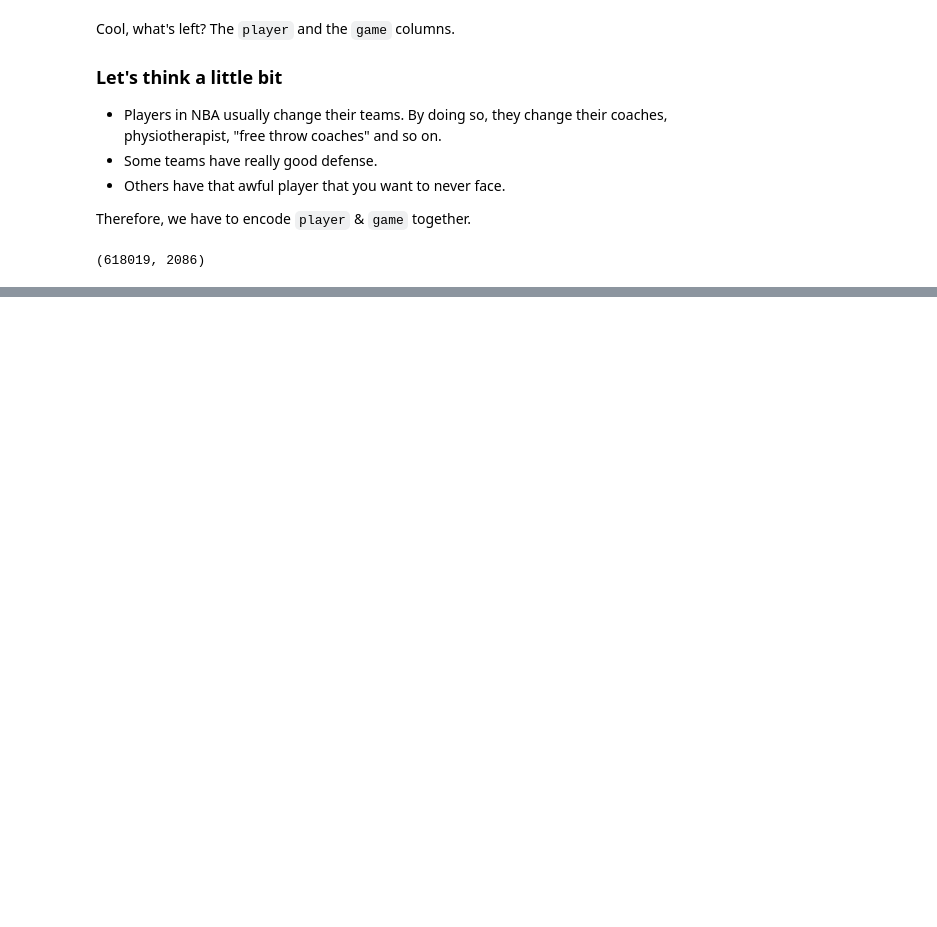
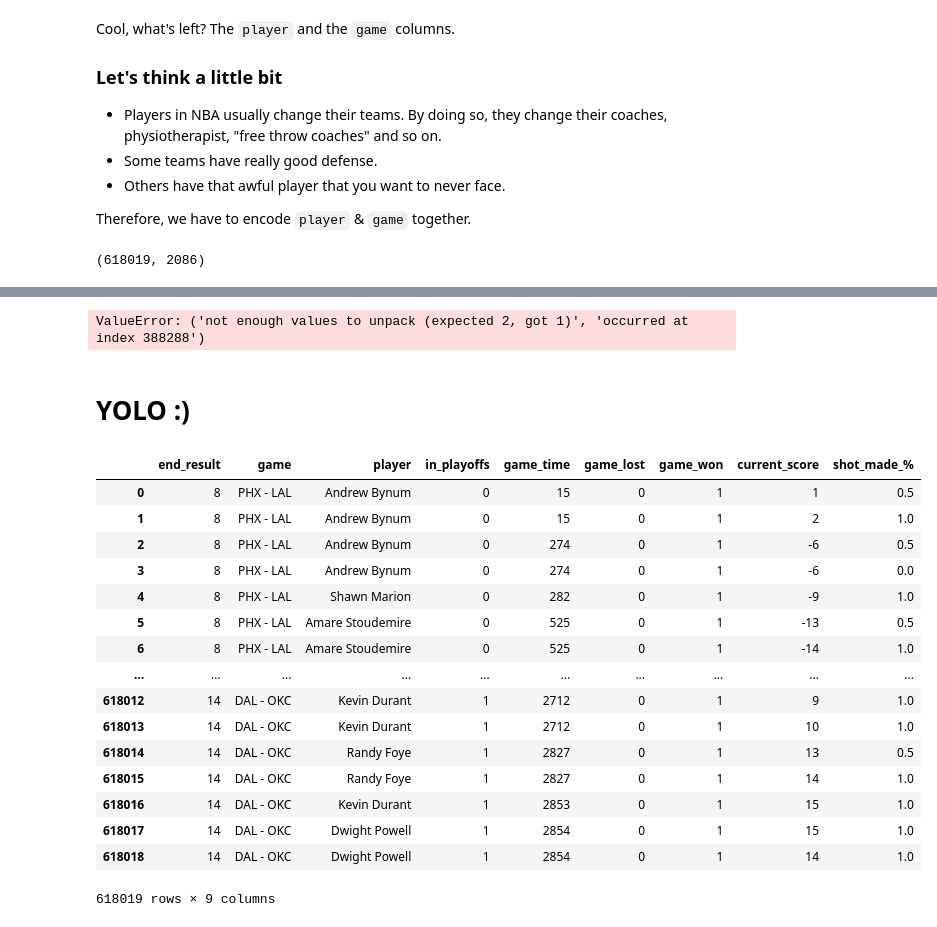
Before and after one commit to martin056/FMI-ML, a Jupyter notebook: free_throws/free_throws.ipynb, the cells around one changed output, grey strips where cells are left out. Saved outputs shown, nothing was run; the diff lists cells and outputs as text; code cells hidden in the pictures; blank space fills up the shorter version.

```diff
--- a/free_throws/free_throws.ipynb
+++ b/free_throws/free_throws.ipynb
@@ -378,0 +414,78 @@ Perfect....
+# %%
+import re
+
+def split_play(play):
+    action = re.search('(misses|makes)', play)
+    action = action.group(1)
+
+    numbers = re.findall('\d+', play)
+
+    if len(numbers) == 0:
+        return action == "makes" and 1.0 or 0.0
+
+    x, y = tuple(numbers)
+
+    x = int(x)
+    y = int(y)
+
+    if action == 'makes':
+        return float(x / y)
+
+    if action == 'misses':
+        return float((y - x) / x)
+
+drop_season_data['shot_made_%'] = original_data.apply(lambda r: split_play(r['play']), axis=1)
+drop_season_data
+# %% [output]
+ValueError: ('not enough values to unpack (expected 2, got 1)', 'occurred at index 388288')
+# %% [markdown]
+# YOLO :)
+# %%
+import re
+
+def split_play(play):
+    action = re.search('(misses|makes)', play)
+    action = action.group(1)
+
+    numbers = re.findall('\d+', play)
+
+    if len(numbers) == 0:
+        return action == "makes" and 1.00 or 0.00
+
+    if len(numbers) == 1:
+        return 0.00
+
+    x, y = tuple(numbers)
+
+    x = float(x)
+    y = float(y)
+
+    if action == 'makes':
+        return round((x / y), 2)
+
+    if action == 'misses':
+        return round(((y - x) / x), 2)
+
+fix_shot_made_data = drop_season_data.copy()
+
+fix_shot_made_data['shot_made_%'] = original_data.apply(lambda r: split_play(r['play']), axis=1)
+fix_shot_made_data = fix_shot_made_data.drop(['shot_made'], axis=1)
+fix_shot_made_data
+# %% [output]
+|  | end_result | game | player | in_playoffs | game_time | game_lost | game_won | current_score | shot_made_% |
+| 0 | 8 | PHX - LAL | Andrew Bynum | 0 | 15 | 0 | 1 | 1 | 0.5 |
+| 1 | 8 | PHX - LAL | Andrew Bynum | 0 | 15 | 0 | 1 | 2 | 1.0 |
+| 2 | 8 | PHX - LAL | Andrew Bynum | 0 | 274 | 0 | 1 | -6 | 0.5 |
+| 3 | 8 | PHX - LAL | Andrew Bynum | 0 | 274 | 0 | 1 | -6 | 0.0 |
+| 4 | 8 | PHX - LAL | Shawn Marion | 0 | 282 | 0 | 1 | -9 | 1.0 |
+| 5 | 8 | PHX - LAL | Amare Stoudemire | 0 | 525 | 0 | 1 | -13 | 0.5 |
+| 6 | 8 | PHX - LAL | Amare Stoudemire | 0 | 525 | 0 | 1 | -14 | 1.0 |
+| ... | ... | ... | ... | ... | ... | ... | ... | ... | ... |
+| 618012 | 14 | DAL - OKC | Kevin Durant | 1 | 2712 | 0 | 1 | 9 | 1.0 |
+| 618013 | 14 | DAL - OKC | Kevin Durant | 1 | 2712 | 0 | 1 | 10 | 1.0 |
+| 618014 | 14 | DAL - OKC | Randy Foye | 1 | 2827 | 0 | 1 | 13 | 0.5 |
+| 618015 | 14 | DAL - OKC | Randy Foye | 1 | 2827 | 0 | 1 | 14 | 1.0 |
+| 618016 | 14 | DAL - OKC | Kevin Durant | 1 | 2853 | 0 | 1 | 15 | 1.0 |
+| 618017 | 14 | DAL - OKC | Dwight Powell | 1 | 2854 | 0 | 1 | 15 | 1.0 |
+| 618018 | 14 | DAL - OKC | Dwight Powell | 1 | 2854 | 0 | 1 | 14 | 1.0 |
+618019 rows × 9 columns
```
Also changed, not shown: parts of 16 cells of this notebook.
